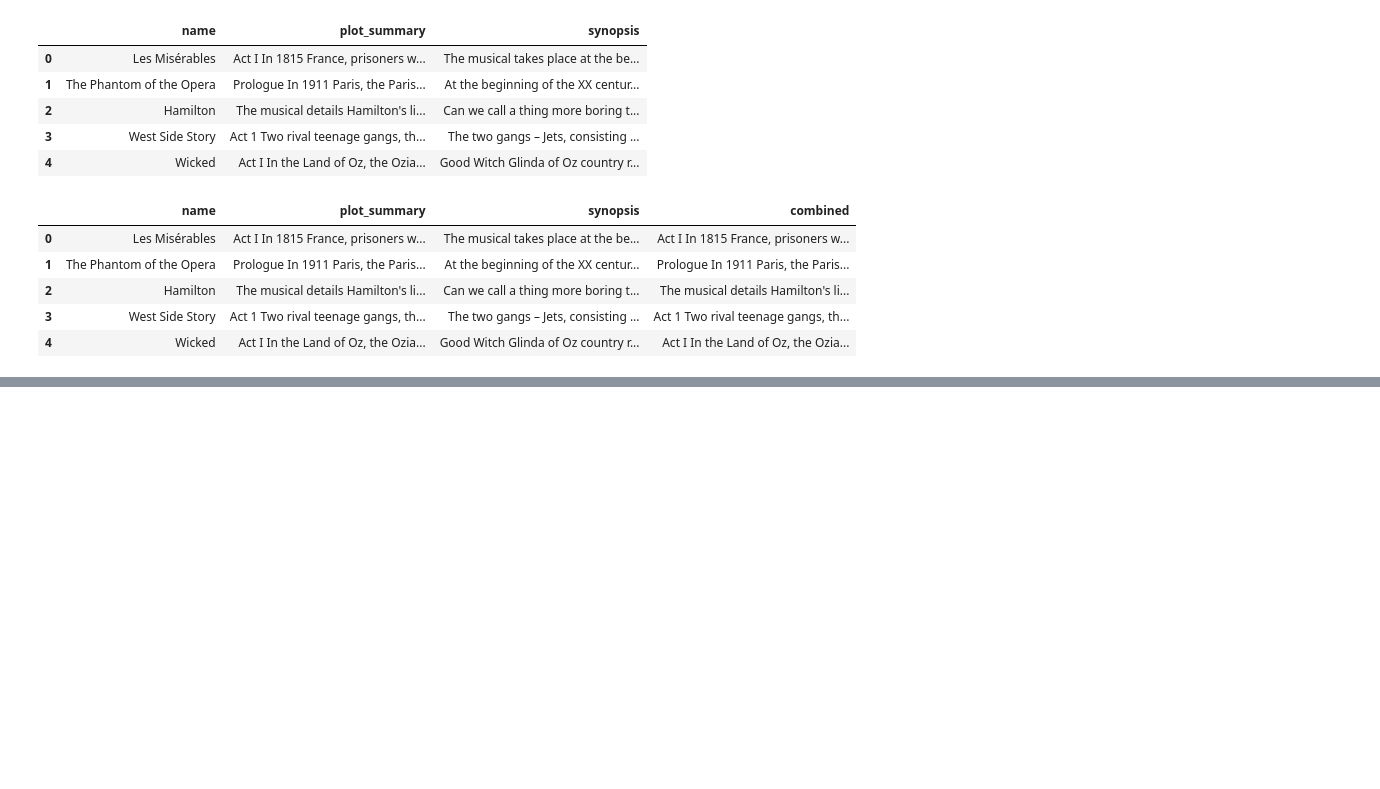
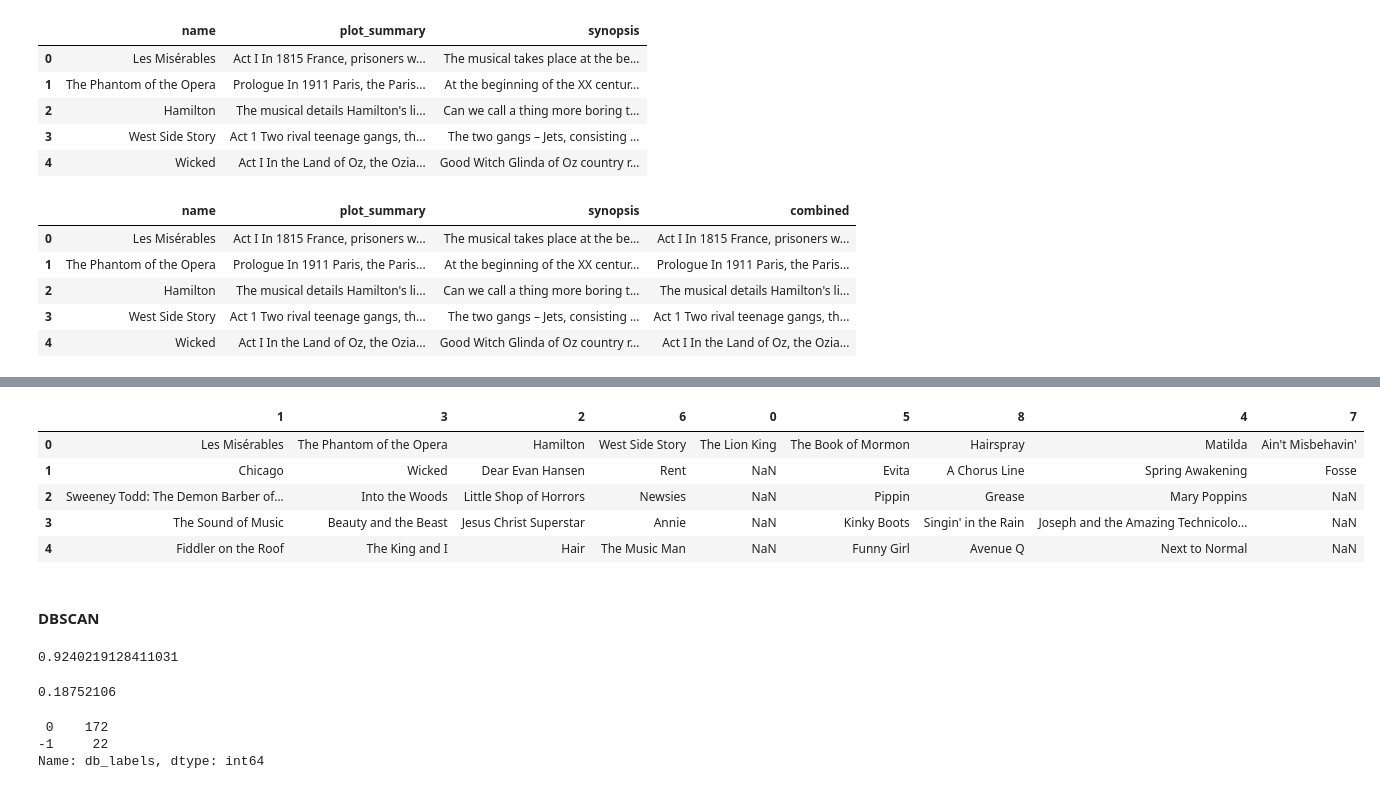
Before and after one commit to KellySlatery/capstone, a Jupyter notebook: 05_EDA_and_Cleaning.ipynb, the cells around one changed output, grey strips where cells are left out. Drawn from its saved outputs; the diff is of its cells as text; code cells hidden in the pictures; blank space fills up the shorter version.

```diff
--- a/05_EDA_and_Cleaning.ipynb
+++ b/05_EDA_and_Cleaning.ipynb
@@ -569,0 +323,4 @@ silhouette_score(X_scaled, db.labels_)
+# %%
+# Create new column with KMeans labels and look at distribution of labels
+df['km_labels'] = gs.best_estimator_.labels_
+df['km_labels'].value_counts()
@@ -569,0 +338,63 @@ silhouette_score(X_scaled, db.labels_)
+# %%
+# Define a function to create a dictionary of labels and musical names
+def group_musicals_dict(df, col):
+    musical_dict = {}
+    for i in range(len(df[col].value_counts())):
+        musical_dict[i] = list(df.loc[df[col] == i, 'name'].values)
+    return musical_dict
+# %%
+# Define a function to create a dictionary of labels and musical names
+def group_musicals_dict(df, col):
+    musical_dict = {}
+    for i in df[col].unique():
+        musical_dict[i] = list(df.loc[df[col] == i, 'name'].values)
+    return musical_dict
+# %%
+# Define a function to create a dataframe of musical names and their labels
+def group_musicals_df(dictionary):
+    musical_df = pd.DataFrame()
+    for key, value in dictionary.items():
+        series = pd.Series(value, name=key)
+        musical_df = pd.concat([musical_df, series], join='outer', axis=1)
+    return musical_df
+# %%
+# Create a dataframe grouping musicals by their KMeans labels
+km_musical_groups_df = group_musicals_df(group_musicals_dict(df, 'km_labels'))
+km_musical_groups_df.head()
+# %% [output]
+|  | 1 | 3 | 2 | 6 | 0 | 5 | 8 | 4 | 7 |
+| 0 | Les Misérables | The Phantom of the Opera | Hamilton | West Side Story | The Lion King | The Book of Mormon | Hairspray | Matilda | Ain't Misbehavin' |
+| 1 | Chicago | Wicked | Dear Evan Hansen | Rent | NaN | Evita | A Chorus Line | Spring Awakening | Fosse |
+| 2 | Sweeney Todd: The Demon Barber of... | Into the Woods | Little Shop of Horrors | Newsies | NaN | Pippin | Grease | Mary Poppins | NaN |
+| 3 | The Sound of Music | Beauty and the Beast | Jesus Christ Superstar | Annie | NaN | Kinky Boots | Singin' in the Rain | Joseph and the Amazing Technicolo... | NaN |
+| 4 | Fiddler on the Roof | The King and I | Hair | The Music Man | NaN | Funny Girl | Avenue Q | Next to Normal | NaN |
+# %% [markdown]
+#### DBSCAN
+# %%
+# Find average distance between vectors to help determine epsilon value
+cos_sims = 0
+count = 0
+for summ1 in df['clean_combined']:
+    for summ2 in df['clean_combined']:
+        if summ1.similarity(summ2) != 1:
+            cos_sims += summ1.similarity(summ2)
+            count += 1
+avg_vector_distance = cos_sims / count
+print(avg_vector_distance)
+# %% [output]
+0.9240219128411031
+# %%
+# Instantiate, fit, and score a DBSCAN clustering model
+db = DBSCAN(eps=.92, min_samples=10)
+db.fit(X)
+silhouette_score(X, db.labels_)
+# %% [output]
+0.18752106
+# %%
+# Create new column with DBSCAN labels and look at distribution of labels
+df['db_labels'] = db.labels_
+df['db_labels'].value_counts()
+# %% [output]
+ 0    172
+-1     22
+Name: db_labels, dtype: int64
```
Also changed, not shown: parts of 115 cells of this notebook, 14 other files.
